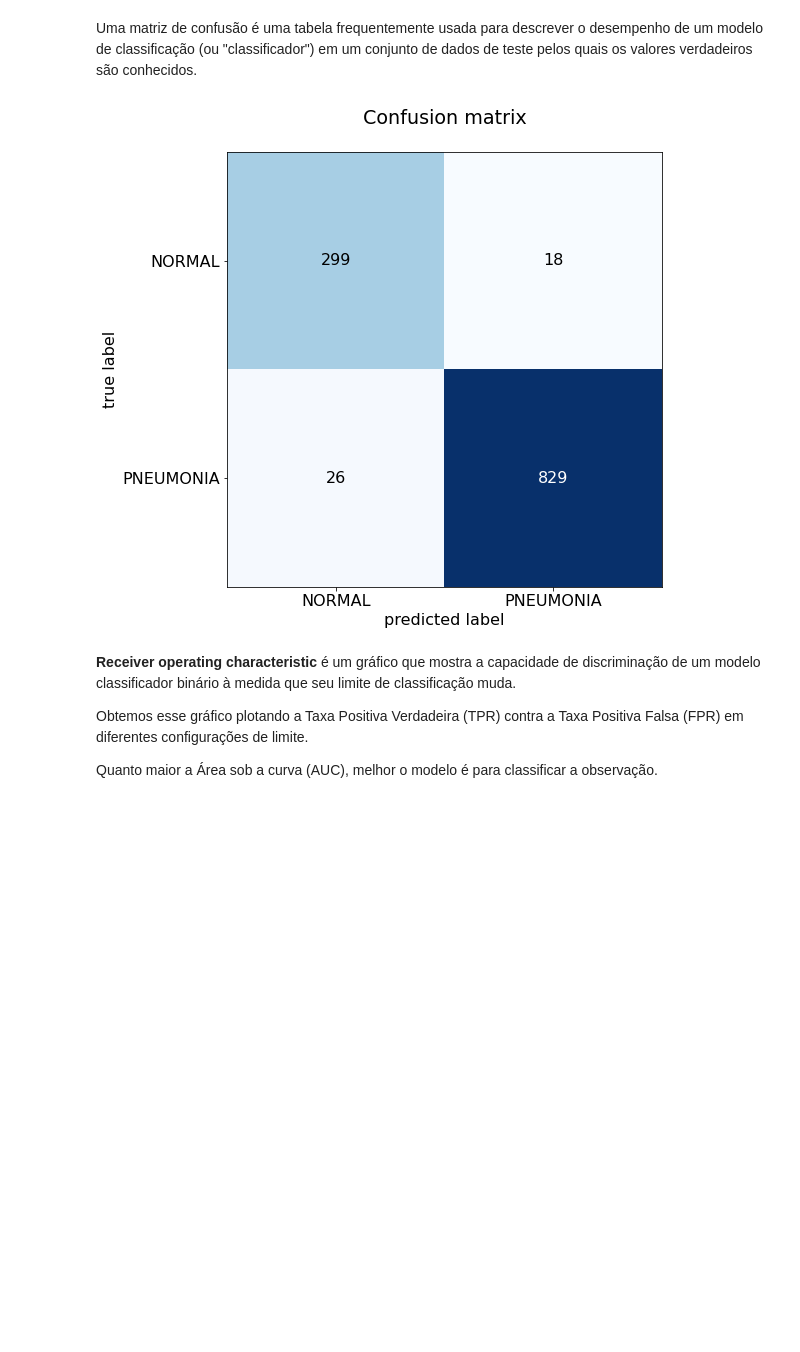
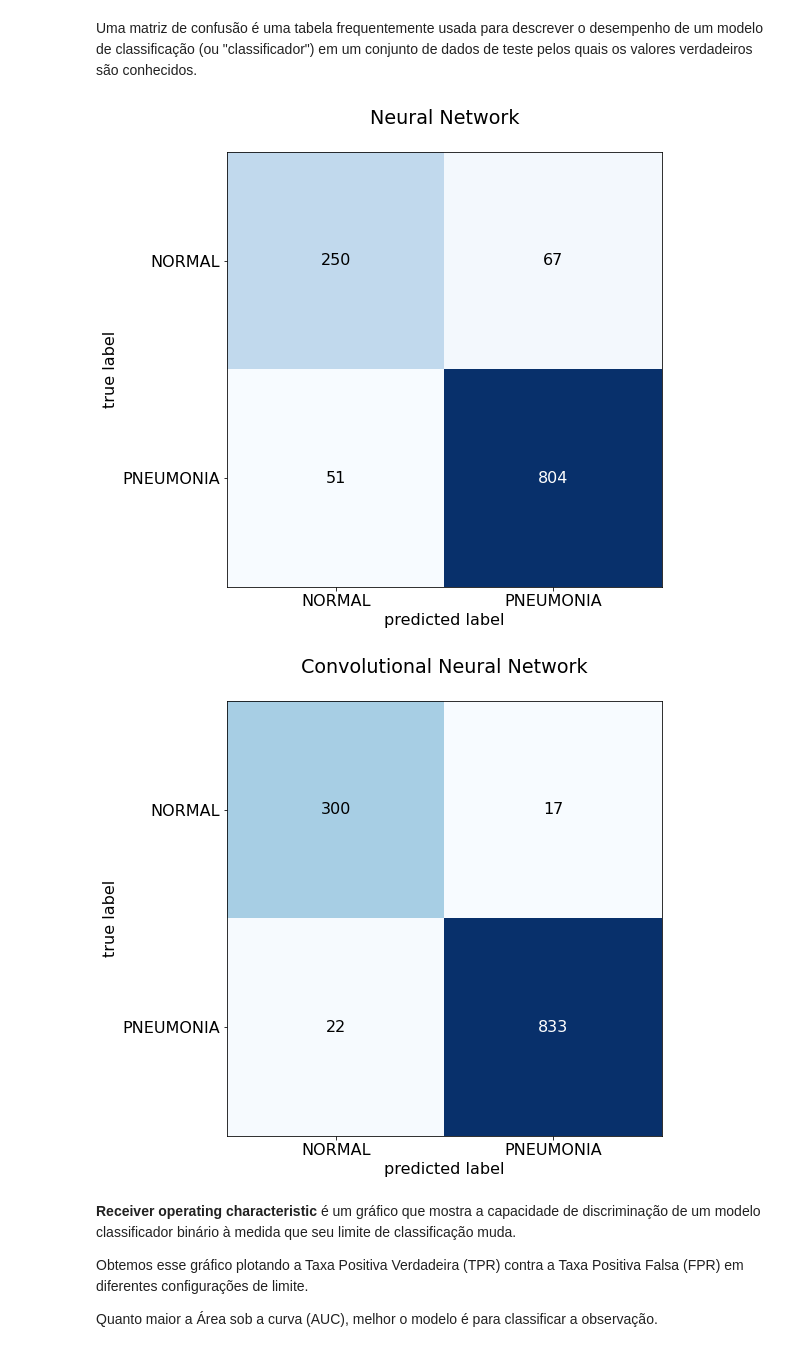
Before and after one commit to ldaniel/fgv-advanced-predictive-analytics, a Jupyter notebook: notebooks/fgv_assignment/advanced-predictive-analysis-cnn-implementation.ipynb, the cells around one changed output. Drawn from its saved outputs; the diff is of its cells as text; code cells hidden in the pictures; blank space fills up the shorter version.

```diff
--- a/notebooks/fgv_assignment/advanced-predictive-analysis-cnn-implementation.ipynb
+++ b/notebooks/fgv_assignment/advanced-predictive-analysis-cnn-implementation.ipynb
@@ -288,9 +314,9 @@ model = Model(i,a)
 # %%
-model.compile(optimizer = 'SGD',
+model_NN.compile(optimizer = 'SGD',
               loss = "binary_crossentropy",
               metrics = ["accuracy"])
 
-model.summary()
+model_NN.summary()
 # %% [output]
 Model: "model"
 _________________________________________________________________
@@ -340,9 +402,9 @@ checkpoint = ModelCheckpoint('Pneumonia.h0',
 # %%
-r = model.fit(train_generator,
-              validation_data = (x_test, y_test),
-              steps_per_epoch = steps_per_epoch,
-              epochs = 80,
-              callbacks = [checkpoint])
+history_NN = model_NN.fit(train_generator_NN,
+                          validation_data = (x_test, y_test),
+                          steps_per_epoch = steps_per_epoch,
+                          epochs = epochs,
+                          callbacks = [checkpoint_NN])
 # %% [output]
 Train for 292 steps, validate on 1172 samples
 Epoch 1/80
@@ -375,6 +463,7 @@ A métrica de acurácia é usada para medir o desempenho do algoritmo de uma man
 A acurácia de um modelo geralmente é calculada na forma de uma porcentagem.
 
 É a medida da precisão da comparação da prediçao do modelo com os dados reais.
-# %%
-model = tf.keras.models.load_model('Pneumonia.h0')
+# %%
+model_NN = tf.keras.models.load_model('model_NN.h5')
+model_CNN = tf.keras.models.load_model('model_CNN.h5')
 # %%
@@ -420,20 +518,24 @@ Uma matriz de confusão é uma tabela frequentemente usada para descrever o dese
 # %%
 plt.rcParams.update({'font.size': 16})
 
-pred_prob = model.predict(x_test, batch_size = 8)
-pred = np.where(pred_prob > 0.5, 1,0)
+def plot_confusion_mtx(model, x_test, plot_tittle):
+    pred_prob = model.predict(x_test, batch_size = 8)
+    pred = np.where(pred_prob > 0.5, 1,0)
 
-CM = confusion_matrix(y_test, pred)
+    CM = confusion_matrix(y_test, pred)
 
-plot_confusion_matrix(conf_mat = CM, figsize = (16, 8))
-plt.title('Confusion matrix')
-plt.xticks(range(2), labels)
-plt.yticks(range(2), labels)
+    plot_confusion_matrix(conf_mat = CM, figsize = (16, 8))
+    plt.title(plot_tittle)
+    plt.xticks(range(2), labels)
+    plt.yticks(range(2), labels)
 
+    plt.show()
 
-plt.show()
+plot_confusion_mtx(model_NN, x_test, 'Neural Network')
+plot_confusion_mtx(model_CNN, x_test, 'Convolutional Neural Network')
 # %% [output]
-[figure, old version]
+[figure, new version]
+[figure, added]
 # %% [markdown]
 **Receiver operating characteristic** é um gráfico que mostra a capacidade de discriminação de um modelo classificador binário à medida que seu limite de classificação muda.
 
```
Also changed, not shown: parts of 24 cells of this notebook, 1 other file.
